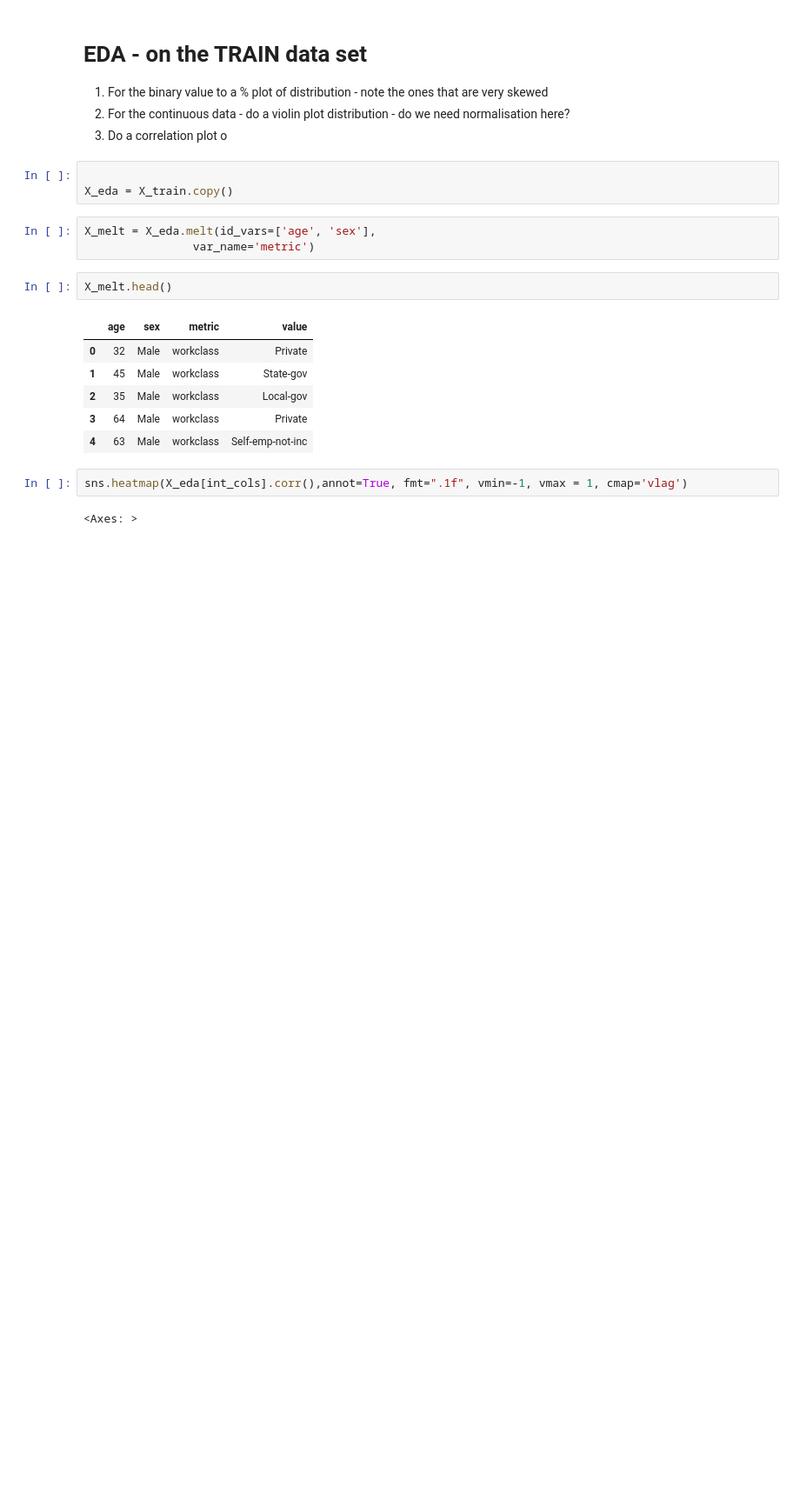
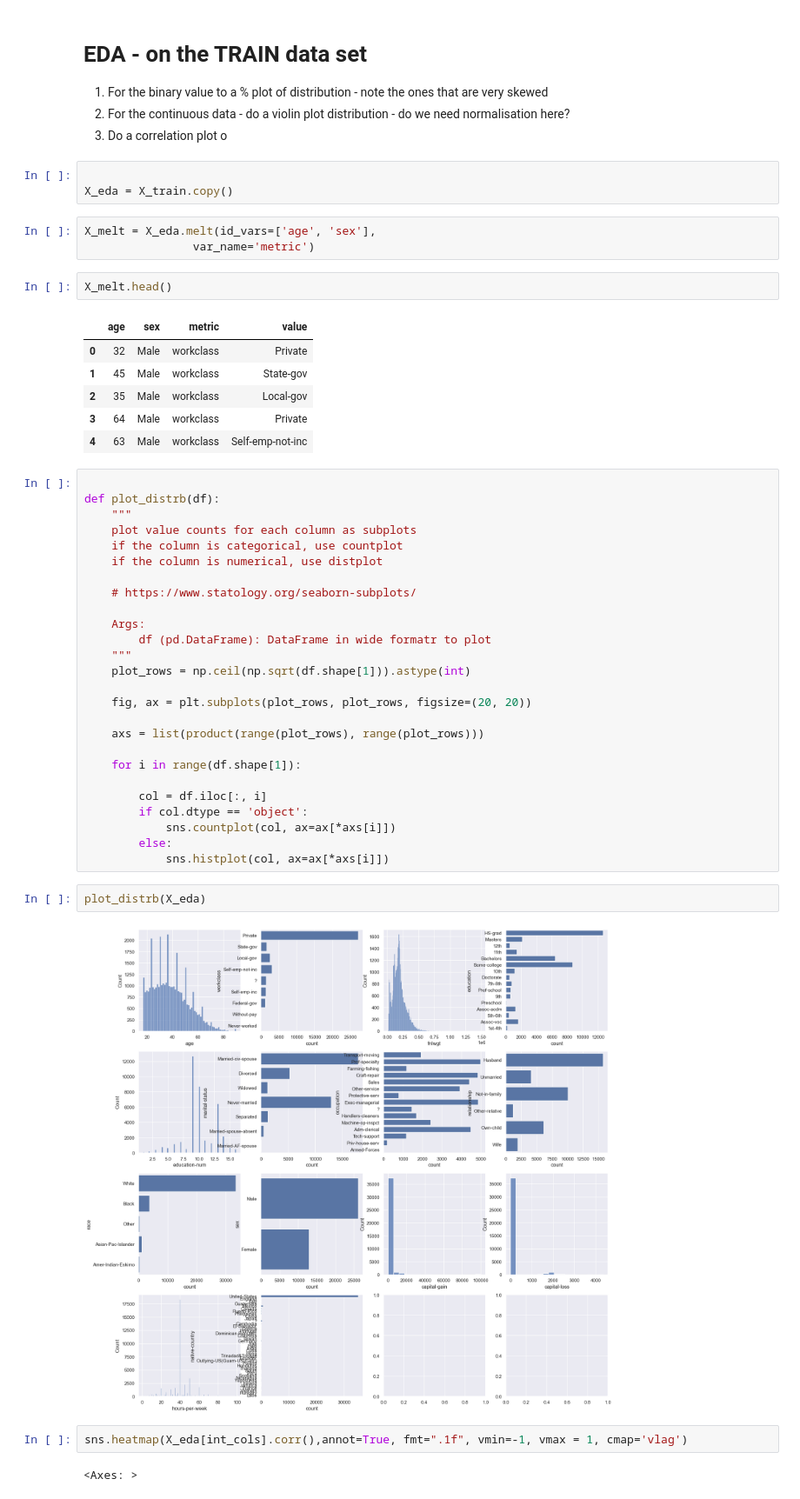
Before and after one commit to PavanKB/PS_1, a Jupyter notebook: assignment_1 copy.ipynb, the cells around one changed output. Shown at 87% size. Saved outputs shown, nothing was run; the diff lists cells and outputs as text; blank space fills up the shorter version.

```diff
--- a/assignment_1 copy.ipynb
+++ b/assignment_1 copy.ipynb
@@ -141,6 +146,36 @@ X_melt.head()
 | 2 | 35 | Male | workclass | Local-gov |
 | 3 | 64 | Male | workclass | Private |
 | 4 | 63 | Male | workclass | Self-emp-not-inc |
+# %%
+
+def plot_distrb(df):
+    """
+    plot value counts for each column as subplots
+    if the column is categorical, use countplot
+    if the column is numerical, use distplot
+
+    # https://www.statology.org/seaborn-subplots/
+
+    Args:
+        df (pd.DataFrame): DataFrame in wide formatr to plot
+    """
+    plot_rows = np.ceil(np.sqrt(df.shape[1])).astype(int)
+
+    fig, ax = plt.subplots(plot_rows, plot_rows, figsize=(20, 20))
+
+    axs = list(product(range(plot_rows), range(plot_rows)))
+
+    for i in range(df.shape[1]):
+
+        col = df.iloc[:, i]
+        if col.dtype == 'object':
+            sns.countplot(col, ax=ax[*axs[i]])
+        else:
+            sns.histplot(col, ax=ax[*axs[i]])
+# %%
+plot_distrb(X_eda)
+# %% [output]
+[figure, added]
 # %%
 sns.heatmap(X_eda[int_cols].corr(),annot=True, fmt=".1f", vmin=-1, vmax = 1, cmap='vlag')
 # %% [output]
```
Also changed, not shown: parts of 4 cells of this notebook, 1 other file.
